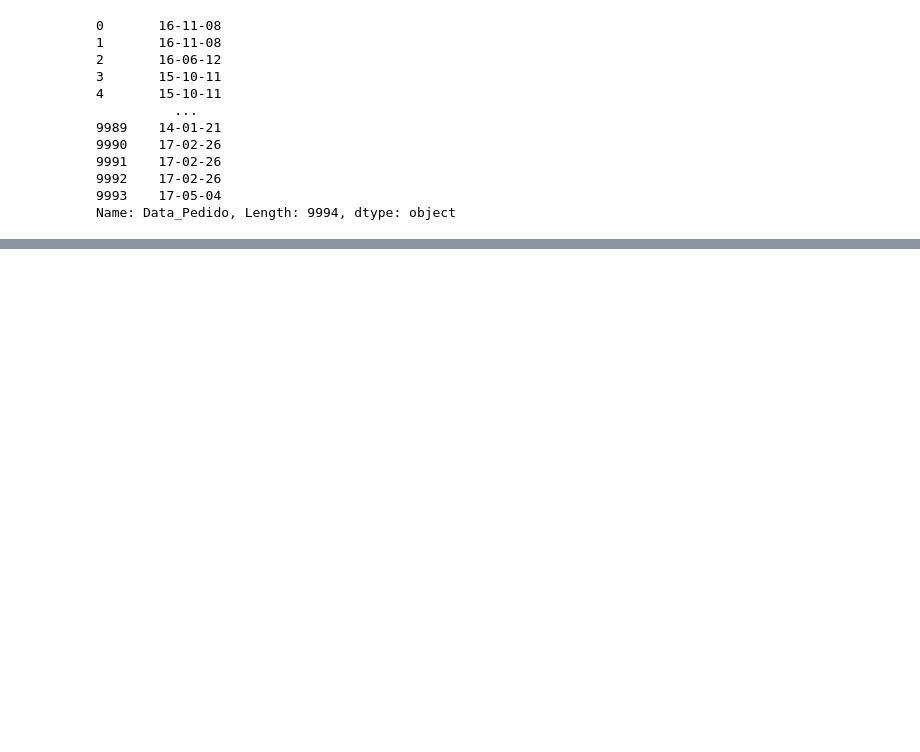
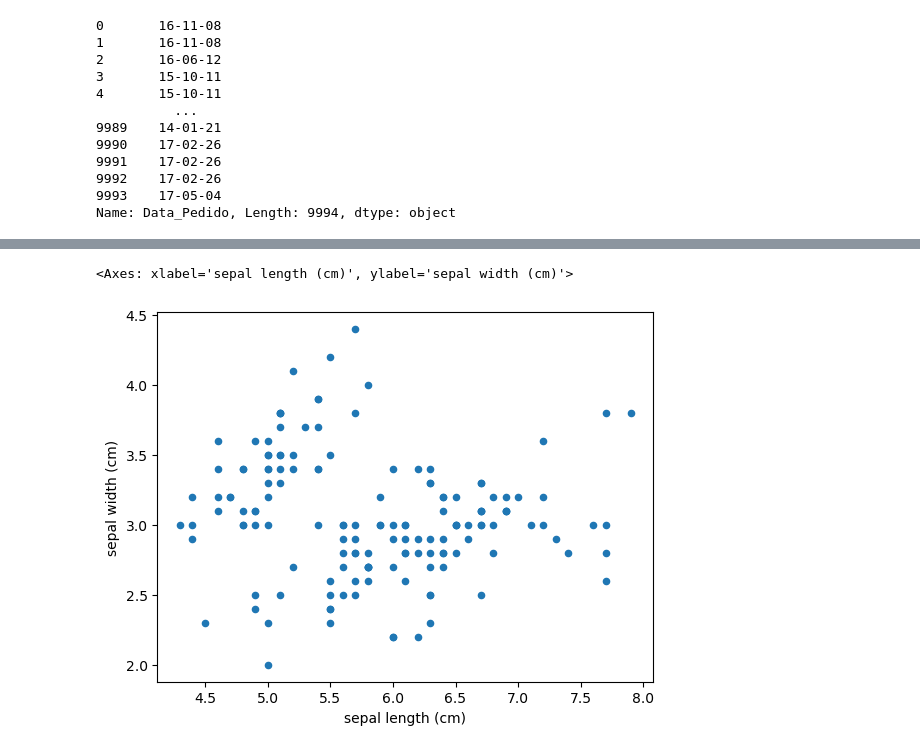
Before and after one commit to leandroclv/DSA_Python, a Jupyter notebook: POO/Pandas.ipynb, the cells around one changed output, grey strips where cells are left out. Drawn from its saved outputs; the diff is of its cells as text; code cells hidden in the pictures; blank space fills up the shorter version.

```diff
--- a/POO/Pandas.ipynb
+++ b/POO/Pandas.ipynb
@@ -538,0 +585,6 @@ dsa_df.head()
+# %%
+#Que tal um scatter plot com duas variáveis?
+df.plot.scatter(x = 'sepal length (cm)', y = 'sepal width (cm)')
+# %% [output]
+<Axes: xlabel='sepal length (cm)', ylabel='sepal width (cm)'>
+[figure, added]
```
Also changed, not shown: parts of 13 cells of this notebook.
